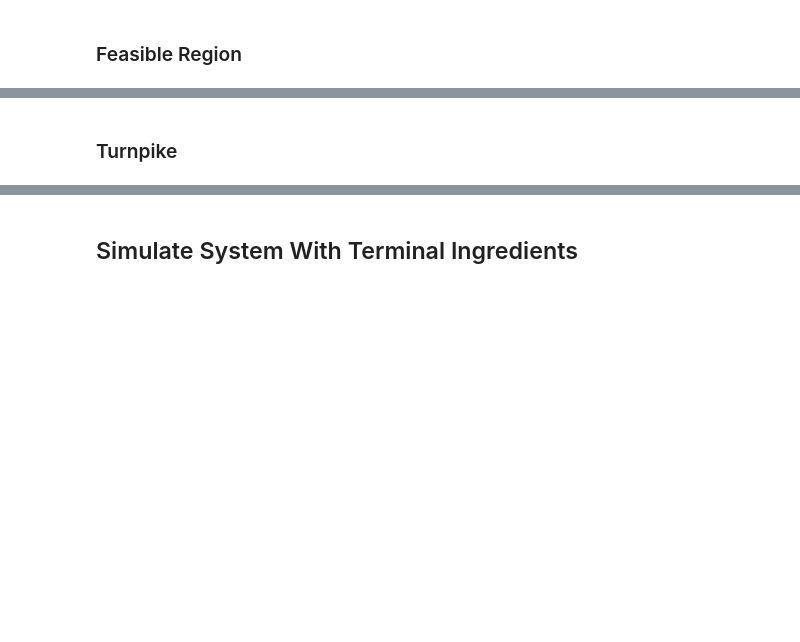
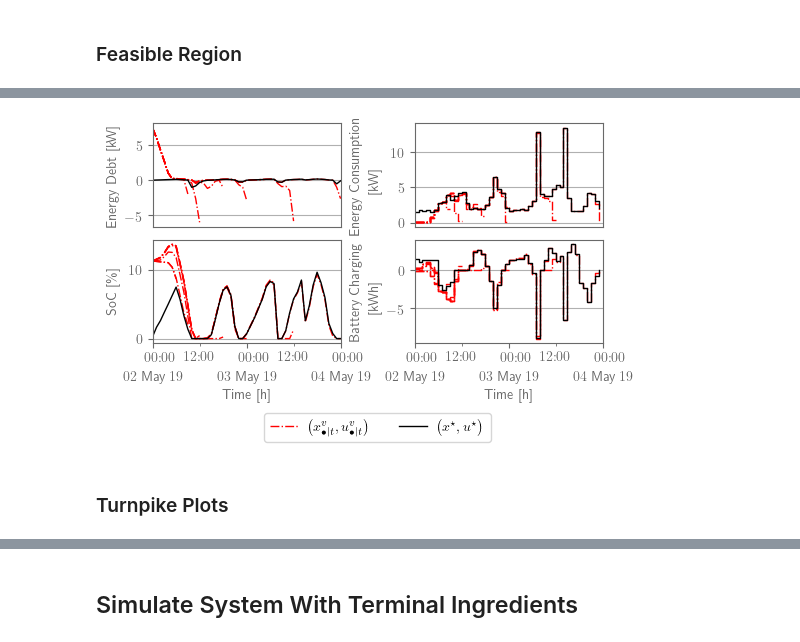
Before and after one commit to Gedlex/time-varying-RHGs, a Jupyter notebook: empc_DSMPC.ipynb, the cells around one changed output, grey strips where cells are left out. Cells and saved outputs as stored; diff of their text form; code cells hidden in the pictures; blank space fills up the shorter version.

```diff
--- a/empc_DSMPC.ipynb
+++ b/empc_DSMPC.ipynb
@@ -350,2 +344,78 @@ if export:
+# %%
+# Set rcParams
+export = True
+plt.style.use('default') # 'seaborn-v0_8-darkgrid
+plt.rcParams['font.size'] = 10
+plt.rcParams['text.usetex'] = True
+plt.rcParams['xtick.color'] = 'dimgray'
+plt.rcParams['ytick.color'] = 'dimgray'
+plt.rcParams['axes.edgecolor'] = 'dimgray'
+plt.rcParams['axes.labelcolor'] = 'dimgray'
+plt.rcParams['lines.linewidth'] = 1
+plt.rcParams['text.latex.preamble'] = preamble
+
+# Create time vector
+t = 0
+agent = 9
+dates = [params2.ctrl.start_date + pd.Timedelta(hours = h) for h in range(num_steps+1)]
+dates_ol = [params2.ctrl.start_date + pd.Timedelta(hours = h) for h in range(max(horizon)+1)]
+
+# Create figure
+fig, axs = plt.subplots(2, 2, figsize=(12, 4), layout='constrained')
+
+# Plot trajectories
+label = r'$\bigl(x_{\smash{\bullet|t}}^v,u_{\smash{\bullet|t}}^v\bigr)$'
+for i, _ in enumerate(horizon):
+    axs[0][0].plot(dates_ol, x2_ol[i,t,:,agent*2], color='red', linestyle='-.', label=label if i == 0 else None)
+    axs[1][0].plot(dates_ol, x2_ol[i,t,:,agent*2+1], color='red', linestyle='-.', label=label if i == 0 else None)
+    axs[0][1].plot(dates_ol[:-1], u2_ol[i,t,:,agent*2], color='red', linestyle='-.', drawstyle='steps-post', label=label if i == 0 else None)
+    axs[1][1].plot(dates_ol[:-1], u2_ol[i,t,:,agent*2+1], color='red', linestyle='-.', drawstyle='steps-post', label=label if i == 0 else None)
+
+# Plot approximate overtaking-optimal trajectories
+label = r'$\bigl(x^\star,u^\star\bigr)$'
+for i in [2]:
+    axs[0][0].plot(dates, x_inf[t+i*T:t+i*T+num_steps+1,agent*2], color='black', linestyle='-', label=label)
+    axs[1][0].plot(dates, x_inf[t+i*T:t+i*T+num_steps+1,agent*2+1], color='black', linestyle='-', label=label)
+    axs[0][1].plot(dates[:-1], u_inf[t+i*T:t+i*T+num_steps,agent*2], color='black', linestyle='-', drawstyle='steps-post', label=label)
+    axs[1][1].plot(dates[:-1], u_inf[t+i*T:t+i*T+num_steps,agent*2+1], color='black', linestyle='-', drawstyle='steps-post', label=label)
+
+# Add labels
+axs[0][0].xaxis.set_visible(False)
+axs[0][1].xaxis.set_visible(False)
+axs[0][0].set_ylabel(r'\textnormal{Energy Debt [kW]}')
+axs[1][0].set_ylabel(r'\textnormal{SoC [\%]}')
+axs[0][1].set_ylabel(r'\textnormal{Energy Consumption}\par\quad\qquad\textnormal{[kW]}')
+axs[1][1].set_ylabel(r'\textnormal{Battery Charging}\par\quad\quad\textnormal{[kWh]}')
+axs[1][0].set_xlabel(r'\textnormal{Time [h]}')
+axs[1][1].set_xlabel(r'\textnormal{Time [h]}')
+
+# Set major and minor ticks
+plt.rcParams['timezone'] = dates[0].tz.zone
+for ax in axs[1]:
+    ax.xaxis.set_major_locator(mdates.DayLocator(interval=1))
+    ax.xaxis.set_minor_locator(mdates.HourLocator(byhour=[12]))
+    ax.xaxis.set_major_formatter(mdates.DateFormatter(r'%H:%M\\%d %b %y'))
+    ax.xaxis.set_minor_formatter(mdates.DateFormatter(r'%H:%M'))
+
+for i, ax in enumerate(axs.flatten()):
+    # Set axis limits
+    ax.set_xlim([dates_ol[0], dates_ol[-1]])
+
+    # Set grid
+    ax.yaxis.grid(True)
+    ax.xaxis.grid(False)
+
+# Align labels
+fig.align_labels()
+
+# Plot legend
+fig.legend(*axs[0][1].get_legend_handles_labels(), loc='upper center', bbox_to_anchor=(0.5, 0.112), ncol=2)
+
+# Export figure
+if export:
+    fig = adjust_margins(fig, textwidth=5.512, width=4.5, height=2.2, wspace=1.3, hspace=0.4, top=0.1, bottom=1)
+    fig.savefig(f"figures/figure_open_loop_agent{agent+1}_beamer.pdf")
+# %% [output]
+[figure, added]
 # %% [markdown]
-### Turnpike
+### Turnpike Plots
```
Also changed, not shown: parts of 7 cells of this notebook, 6 other files.
